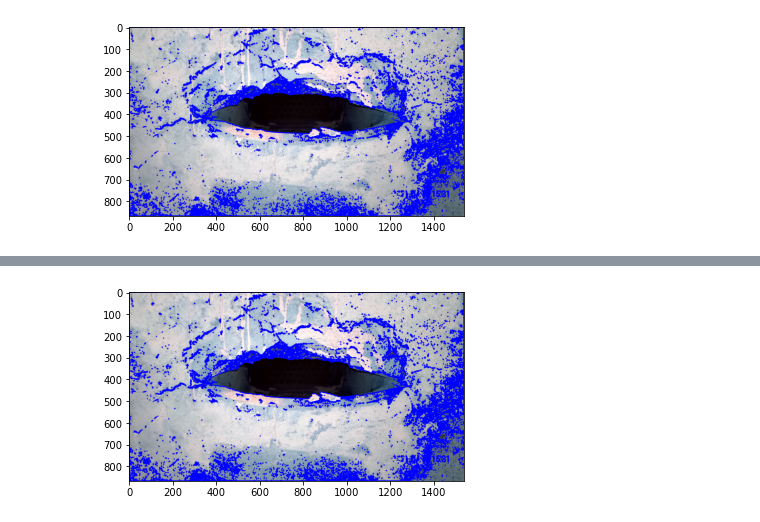
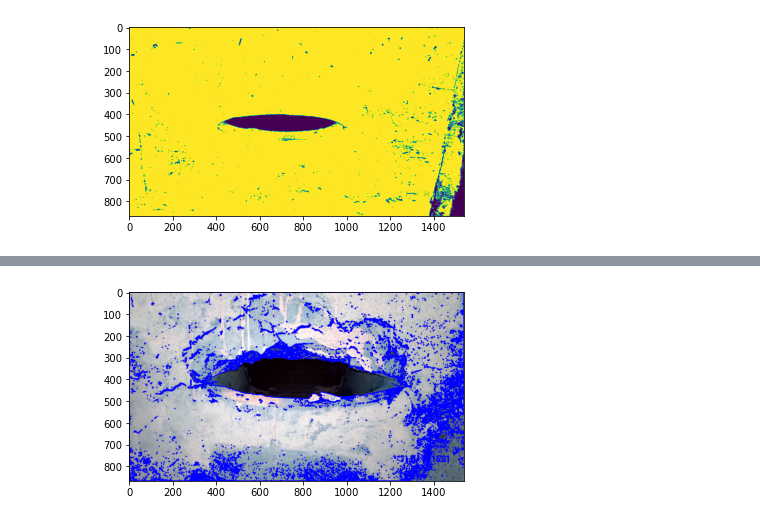
Before and after one commit to overred0704/Nozzle_predict, a Jupyter notebook: pic_detect.ipynb, the cells around one changed output, grey strips where cells are left out. Saved outputs shown, nothing was run; the diff lists cells and outputs as text; code cells hidden in the pictures.

```diff
--- a/pic_detect.ipynb
+++ b/pic_detect.ipynb
@@ -14,3 +14,8 @@ plt.show()
 # %%
-gray = cv2.cvtColor(image, cv2.COLOR_BGR2GRAY)
-ret, binary = cv2.threshold(gray, 127, 255, cv2.THRESH_BINARY)
+image = cv2.imread("nozzle_pic/normal.jpg")
+image = cv2.cvtColor(image, cv2.COLOR_BGR2GRAY)
+rec, image = cv2.threshold(image, 100, 255, cv2.THRESH_BINARY)
+plt.imshow(image)
+plt.show()
+# %% [output]
+[figure, added]
@@ -20,5 +21,0 @@ cv2.drawContours(image, contours, -1, (0, 0, 255), 3)
-# %%
-plt.imshow(image)
-plt.show()
-# %% [output]
-[figure, removed]
```
Also changed, not shown: parts of 12 cells of this notebook, 2 other files.
